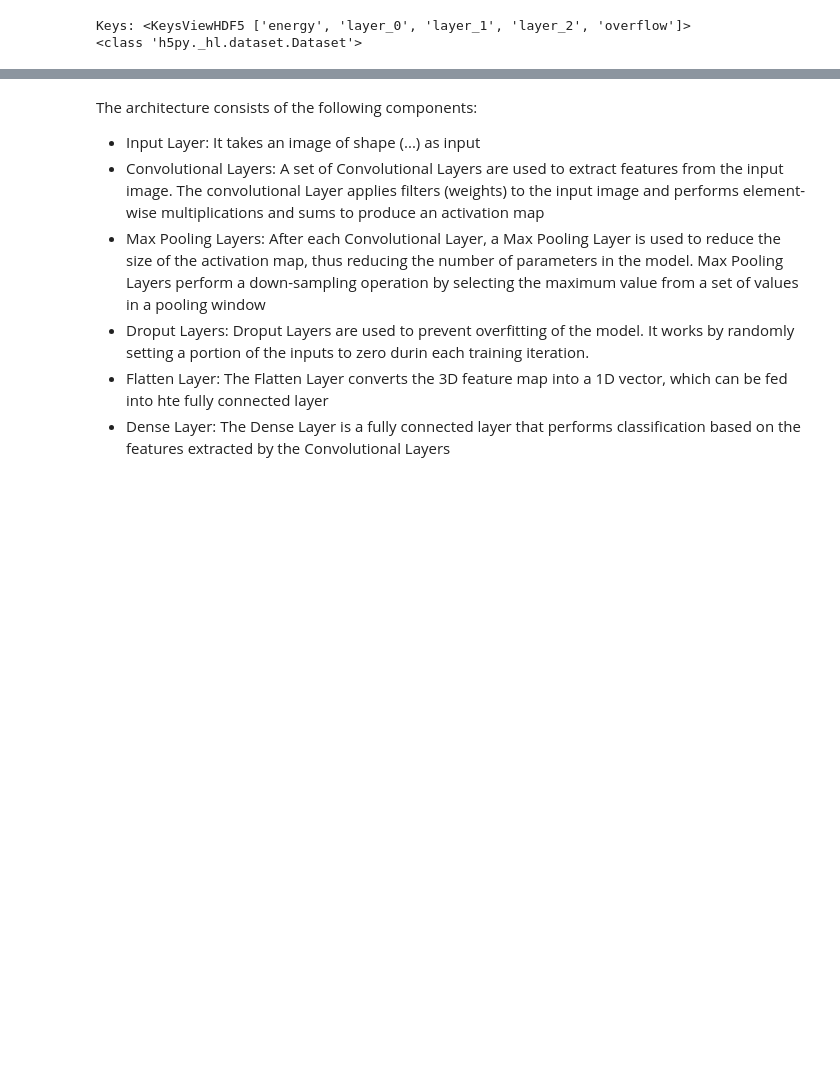
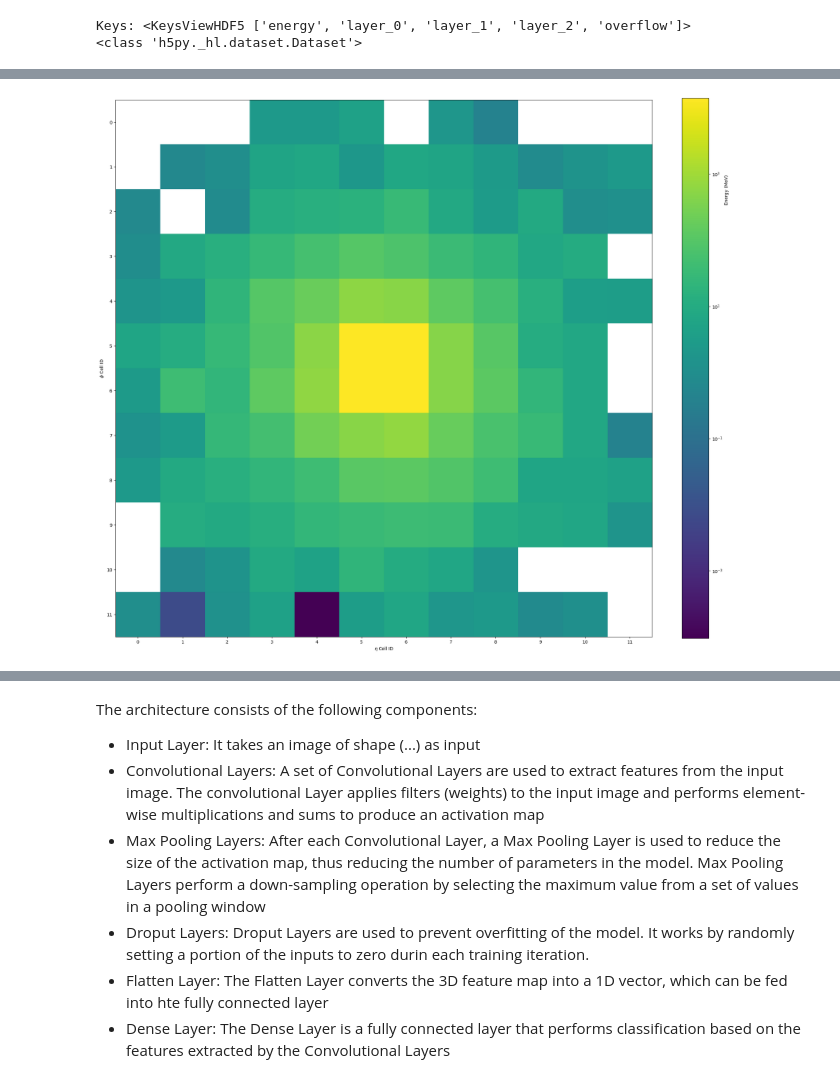
Before and after one commit to 591308/CERN-miniprosjekt, a Jupyter notebook: ImageRecognition.ipynb, the cells around one changed output, grey strips where cells are left out. Drawn from its saved outputs; the diff is of its cells as text; code cells hidden in the pictures; blank space fills up the shorter version.

```diff
--- a/ImageRecognition.ipynb
+++ b/ImageRecognition.ipynb
@@ -101,0 +140,4 @@ test_labels = to_categorical(test_labels)
+# %%
+im = plot_image(gamma_1[imageix], layer=1)
+# %% [output]
+[figure, added]
```
Also changed, not shown: parts of 25 cells of this notebook.
